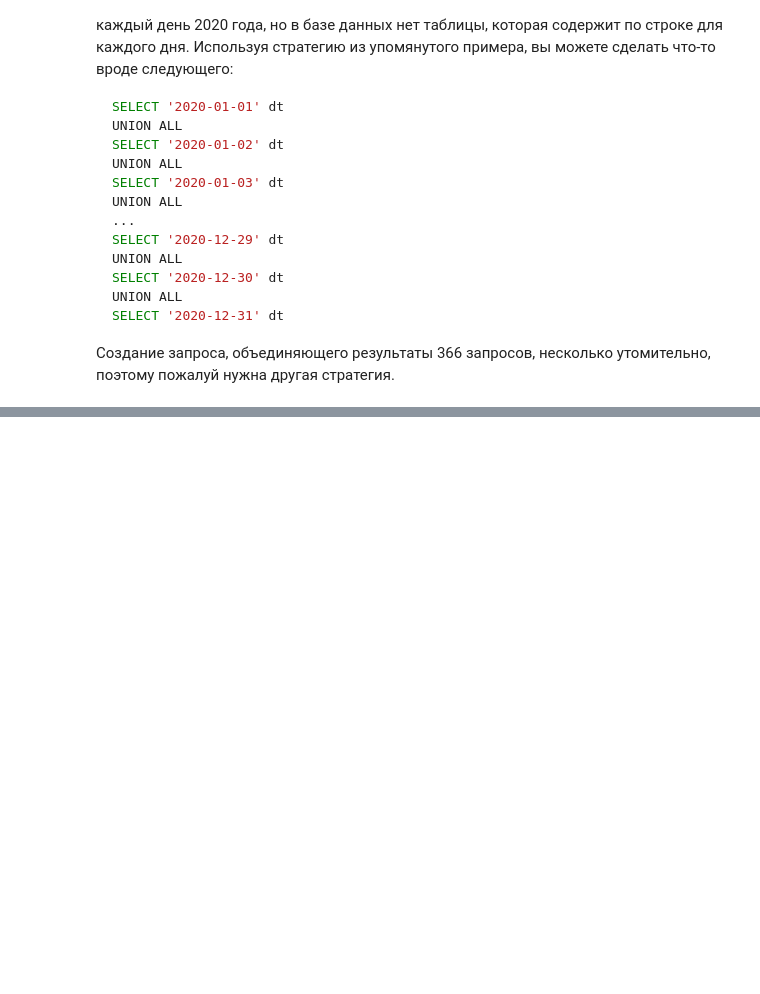
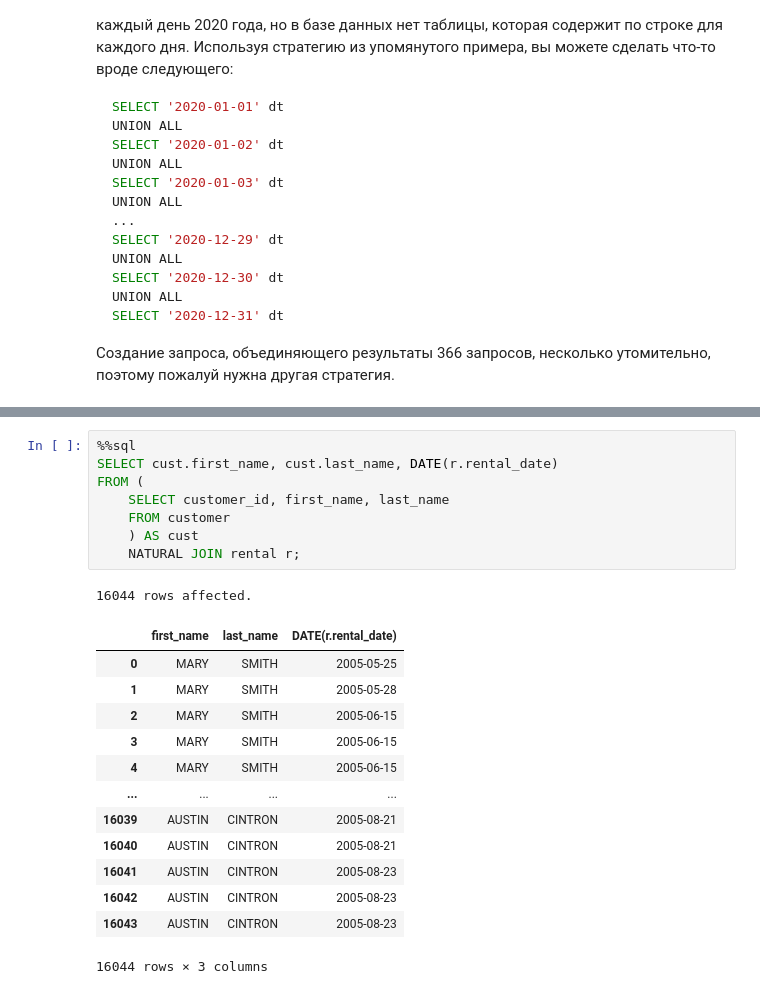
Before and after one commit to magus1968/learning-sql, a Jupyter notebook: docs/chapters/ch10.ipynb, the cells around one changed output, grey strips where cells are left out. Drawn from its saved outputs; the diff is of its cells as text; blank space fills up the shorter version.

```diff
--- a/docs/chapters/ch10.ipynb
+++ b/docs/chapters/ch10.ipynb
@@ -357,0 +769,23 @@ SELECT '2020-12-31' dt
+# %%
+%%sql
+SELECT cust.first_name, cust.last_name, DATE(r.rental_date)
+FROM (
+    SELECT customer_id, first_name, last_name
+    FROM customer
+    ) AS cust
+    NATURAL JOIN rental r;
+# %% [output]
+16044 rows affected.
+|  | first_name | last_name | DATE(r.rental_date) |
+| 0 | MARY | SMITH | 2005-05-25 |
+| 1 | MARY | SMITH | 2005-05-28 |
+| 2 | MARY | SMITH | 2005-06-15 |
+| 3 | MARY | SMITH | 2005-06-15 |
+| 4 | MARY | SMITH | 2005-06-15 |
+| ... | ... | ... | ... |
+| 16039 | AUSTIN | CINTRON | 2005-08-21 |
+| 16040 | AUSTIN | CINTRON | 2005-08-21 |
+| 16041 | AUSTIN | CINTRON | 2005-08-23 |
+| 16042 | AUSTIN | CINTRON | 2005-08-23 |
+| 16043 | AUSTIN | CINTRON | 2005-08-23 |
+16044 rows × 3 columns
```
Also changed, not shown: parts of 24 cells of this notebook, 1 other file.
